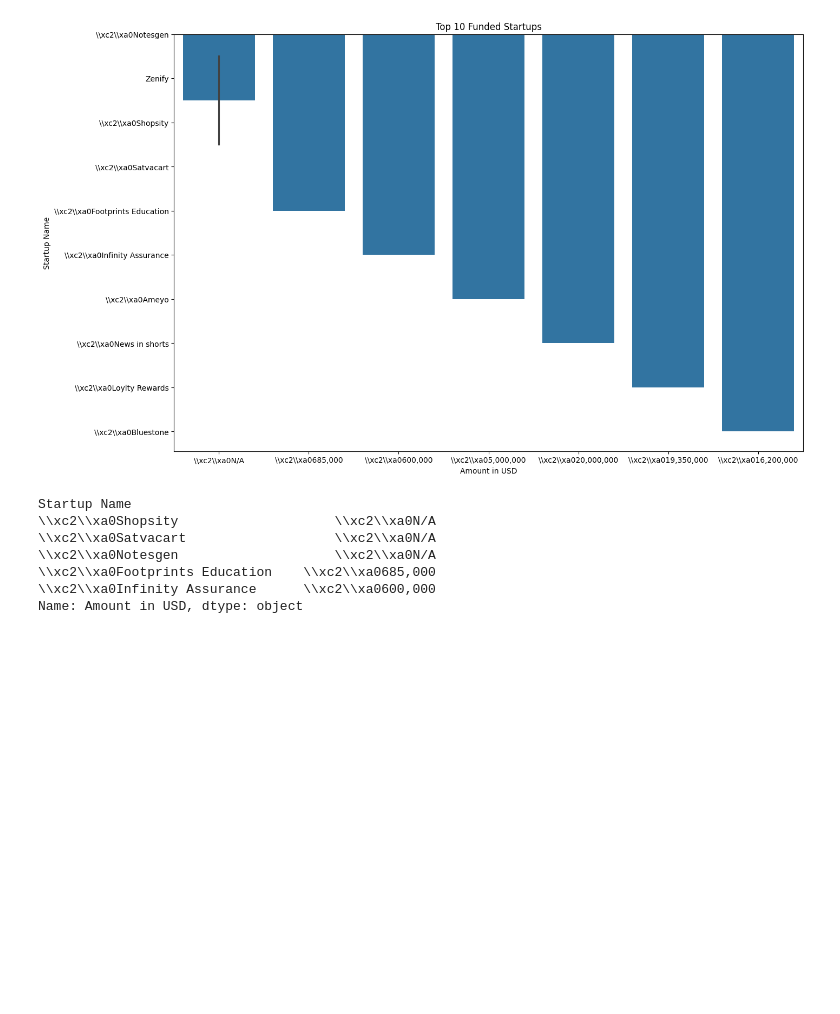
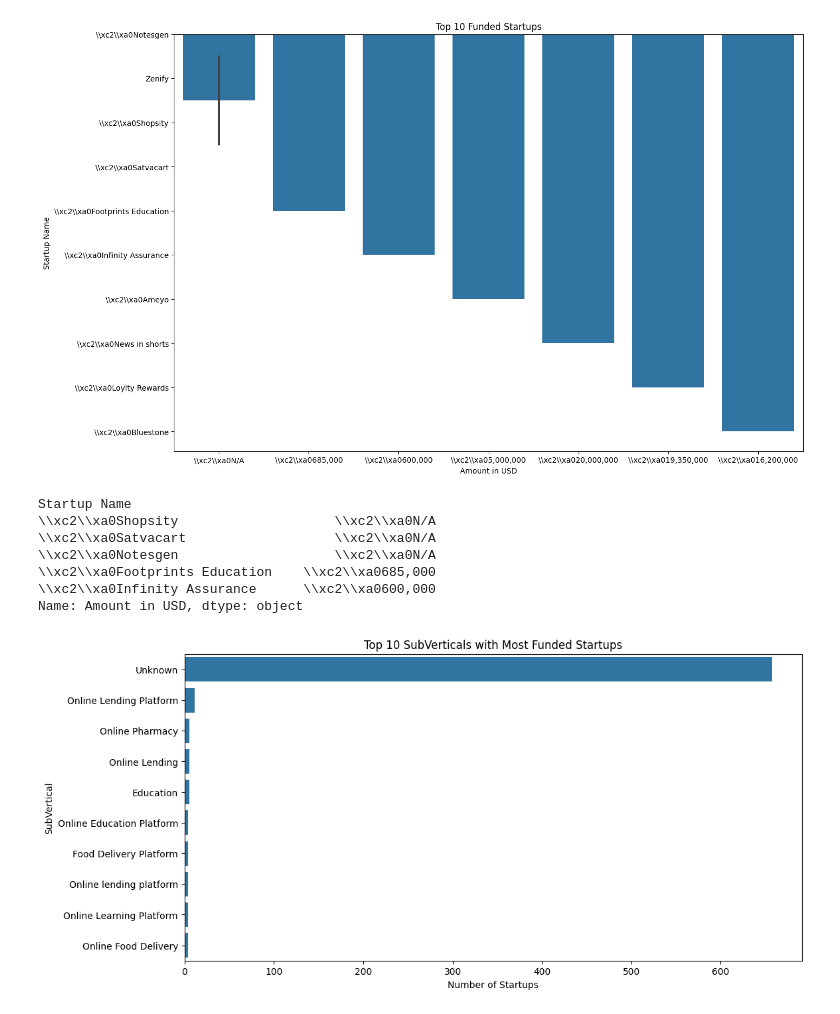
Before and after one commit to mayurimamdi/EDA, a Jupyter notebook: Indian Startup Funding/EDA.ipynb, the cells around one changed output. Drawn from its saved outputs; the diff is of its cells as text; code cells hidden in the pictures; blank space fills up the shorter version.

```diff
--- a/Indian Startup Funding/EDA.ipynb
+++ b/Indian Startup Funding/EDA.ipynb
@@ -402,3 +402,13 @@ Startup Name
 \\xc2\\xa0Footprints Education    \\xc2\\xa0685,000
 \\xc2\\xa0Infinity Assurance      \\xc2\\xa0600,000
 Name: Amount in USD, dtype: object
+# %%
+df.groupby('Startup Name')['SubVertical'].count().sort_values(ascending=False).head(10)
+plt.figure(figsize=(12,6))
+sns.countplot(y='SubVertical', data=df, order=df['SubVertical'].value_counts().index[:10])
+plt.title('Top 10 SubVerticals with Most Funded Startups')
+plt.xlabel('Number of Startups')
+plt.ylabel('SubVertical')
+plt.show()
+# %% [output]
+[figure, added]
```
